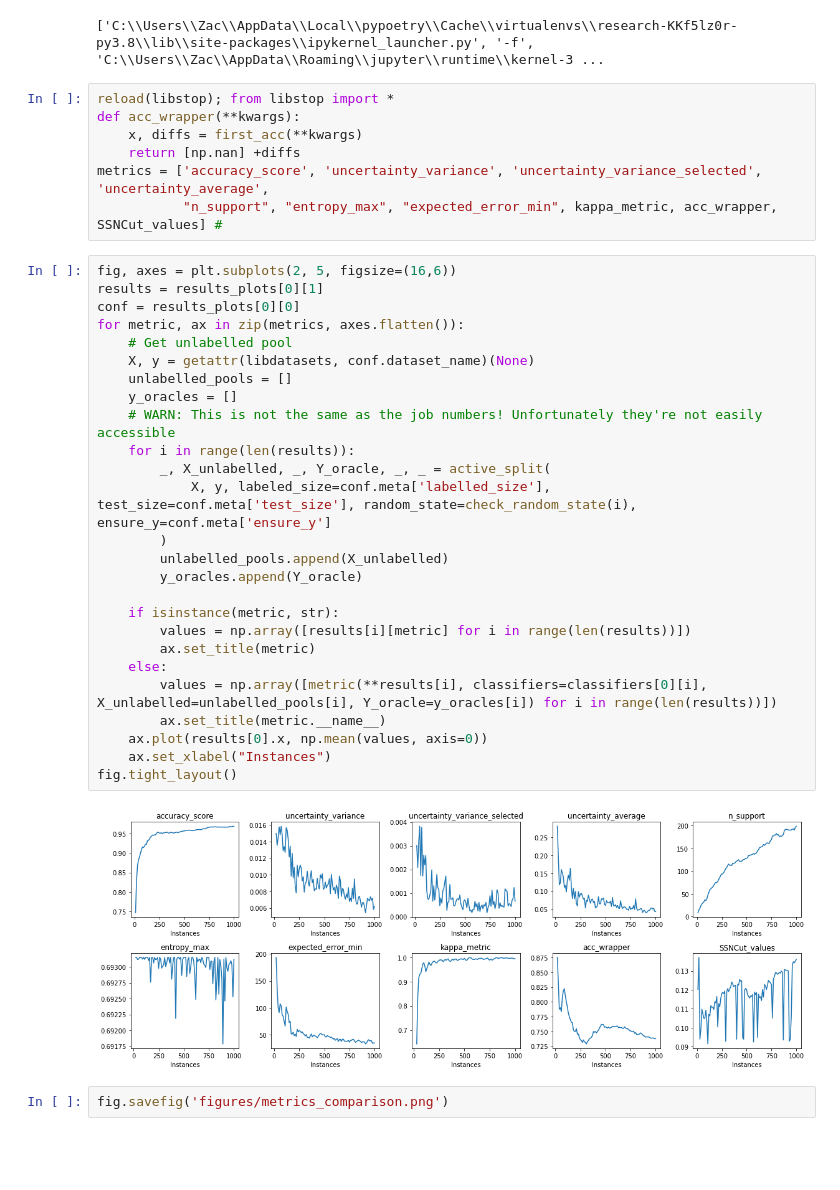
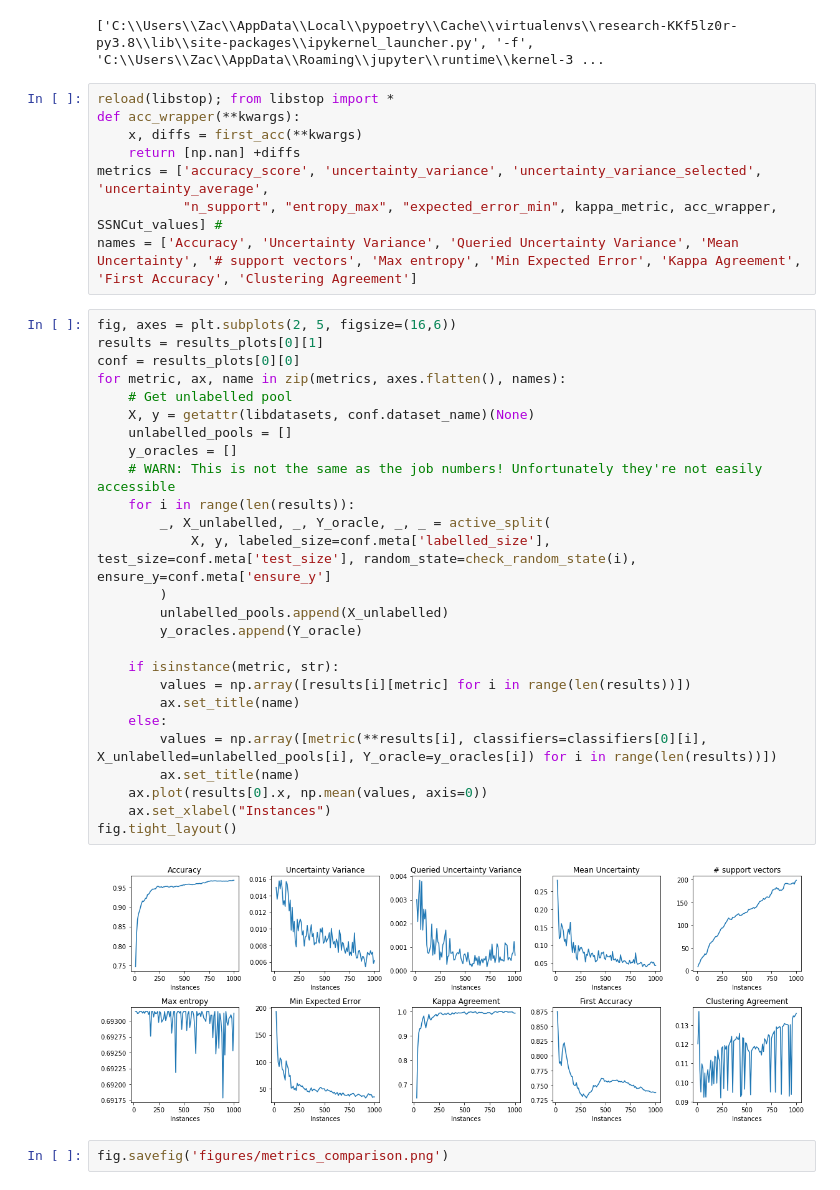
Before and after one commit to zacps/al-stopping-conditions, a Jupyter notebook: metrics_comparison.ipynb, the cells around one changed output. Saved outputs shown, nothing was run; the diff lists cells and outputs as text; blank space fills up the shorter version.

```diff
--- a/metrics_comparison.ipynb
+++ b/metrics_comparison.ipynb
@@ -63,34 +63,35 @@ def acc_wrapper(**kwargs):
     return [np.nan] +diffs
 metrics = ['accuracy_score', 'uncertainty_variance', 'uncertainty_variance_selected', 'uncertainty_average',
            "n_support", "entropy_max", "expected_error_min", kappa_metric, acc_wrapper, SSNCut_values] #
+names = ['Accuracy', 'Uncertainty Variance', 'Queried Uncertainty Variance', 'Mean Uncertainty', '# support vectors', 'Max entropy', 'Min Expected Error', 'Kappa Agreement', 'First Accuracy', 'Clustering Agreement']
 # %%
 fig, axes = plt.subplots(2, 5, figsize=(16,6))
 results = results_plots[0][1]
 conf = results_plots[0][0]
-for metric, ax in zip(metrics, axes.flatten()):
+for metric, ax, name in zip(metrics, axes.flatten(), names):
     # Get unlabelled pool
     X, y = getattr(libdatasets, conf.dataset_name)(None)
     unlabelled_pools = []
     y_oracles = []
     # WARN: This is not the same as the job numbers! Unfortunately they're not easily accessible
     for i in range(len(results)):
         _, X_unlabelled, _, Y_oracle, _, _ = active_split(
             X, y, labeled_size=conf.meta['labelled_size'], test_size=conf.meta['test_size'], random_state=check_random_state(i), ensure_y=conf.meta['ensure_y']
         )
         unlabelled_pools.append(X_unlabelled)
         y_oracles.append(Y_oracle)
 
     if isinstance(metric, str):
         values = np.array([results[i][metric] for i in range(len(results))])
-        ax.set_title(metric)
+        ax.set_title(name)
     else:
         values = np.array([metric(**results[i], classifiers=classifiers[0][i], X_unlabelled=unlabelled_pools[i], Y_oracle=y_oracles[i]) for i in range(len(results))])
-        ax.set_title(metric.__name__)
+        ax.set_title(name)
     ax.plot(results[0].x, np.mean(values, axis=0))
     ax.set_xlabel("Instances")
 fig.tight_layout()
 # %% [output]
-[figure, old version]
+[figure, new version]
 # %%
 fig.savefig('figures/metrics_comparison.png')
 # %%
```
Also changed, not shown: 7 other files.
